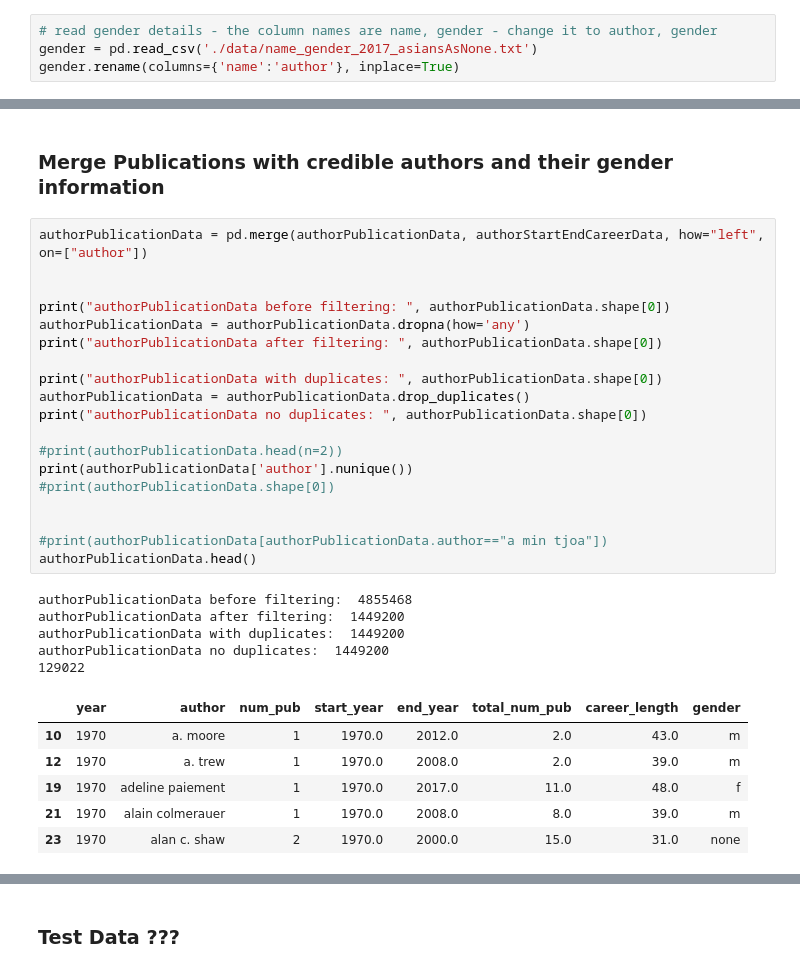
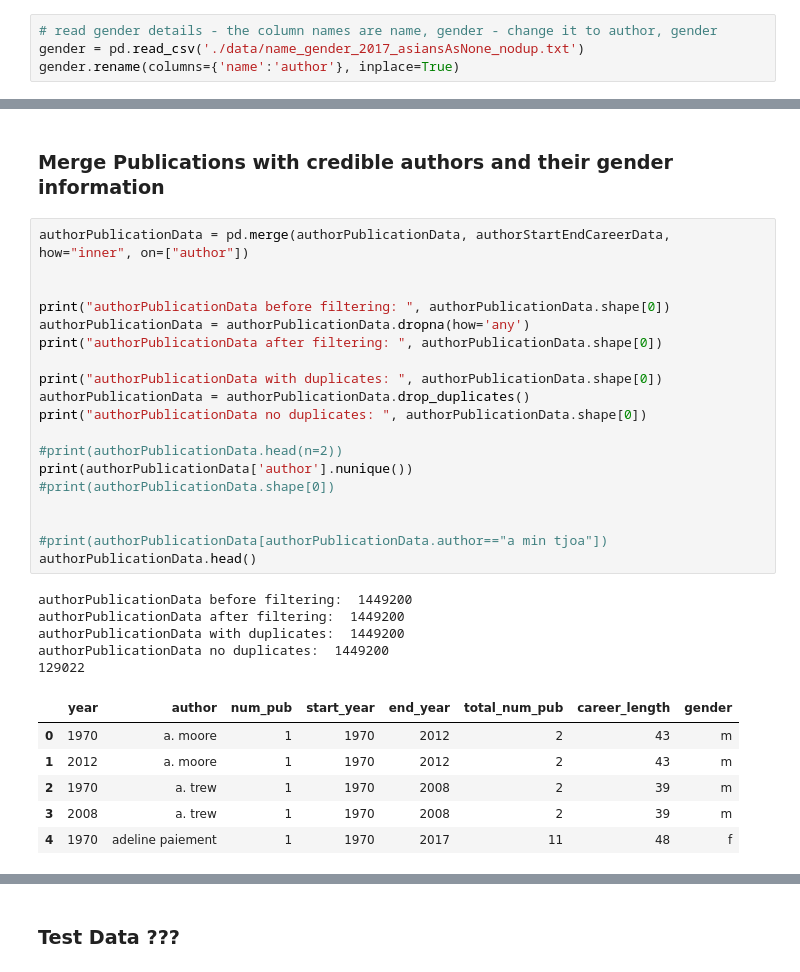
Before and after one commit to gesiscss/inequality, a Jupyter notebook: cohort-analysis-publications.ipynb, the cells around one changed output, grey strips where cells are left out. Cells and saved outputs as stored; diff of their text form.

```diff
--- a/cohort-analysis-publications.ipynb
+++ b/cohort-analysis-publications.ipynb
@@ -24,7 +24,7 @@ At the beginning all scientists should be equal (they have zero publications and
 ### Read Gender details
 # %%
 # read gender details - the column names are name, gender - change it to author, gender
-gender = pd.read_csv('./data/name_gender_2017_asiansAsNone.txt')
+gender = pd.read_csv('./data/name_gender_2017_asiansAsNone_nodup.txt')
 gender.rename(columns={'name':'author'}, inplace=True)
 # %%
 print(gender.shape)
@@ -127,36 +127,36 @@ authorPublicationData after filtering -  9462275
 # %% [markdown]
 ### Merge Publications with credible authors and their gender information
 # %%
-authorPublicationData = pd.merge(authorPublicationData, authorStartEndCareerData, how="left", on=["author"])
+authorPublicationData = pd.merge(authorPublicationData, authorStartEndCareerData, how="inner", on=["author"])
 
 
 print("authorPublicationData before filtering: ", authorPublicationData.shape[0])
 authorPublicationData = authorPublicationData.dropna(how='any')
 print("authorPublicationData after filtering: ", authorPublicationData.shape[0])
 
 print("authorPublicationData with duplicates: ", authorPublicationData.shape[0])
 authorPublicationData = authorPublicationData.drop_duplicates()
 print("authorPublicationData no duplicates: ", authorPublicationData.shape[0])
 
 #print(authorPublicationData.head(n=2))
 print(authorPublicationData['author'].nunique())
 #print(authorPublicationData.shape[0])
 
 
 #print(authorPublicationData[authorPublicationData.author=="a min tjoa"])
 authorPublicationData.head()
 # %% [output]
-authorPublicationData before filtering:  4855468
+authorPublicationData before filtering:  1449200
 authorPublicationData after filtering:  1449200
 authorPublicationData with duplicates:  1449200
 authorPublicationData no duplicates:  1449200
 129022
 |  | year | author | num_pub | start_year | end_year | total_num_pub | career_length | gender |
-| 10 | 1970 | a. moore | 1 | 1970.0 | 2012.0 | 2.0 | 43.0 | m |
-| 12 | 1970 | a. trew | 1 | 1970.0 | 2008.0 | 2.0 | 39.0 | m |
-| 19 | 1970 | adeline paiement | 1 | 1970.0 | 2017.0 | 11.0 | 48.0 | f |
-| 21 | 1970 | alain colmerauer | 1 | 1970.0 | 2008.0 | 8.0 | 39.0 | m |
-| 23 | 1970 | alan c. shaw | 2 | 1970.0 | 2000.0 | 15.0 | 31.0 | none |
+| 0 | 1970 | a. moore | 1 | 1970 | 2012 | 2 | 43 | m |
+| 1 | 2012 | a. moore | 1 | 1970 | 2012 | 2 | 43 | m |
+| 2 | 1970 | a. trew | 1 | 1970 | 2008 | 2 | 39 | m |
+| 3 | 2008 | a. trew | 1 | 1970 | 2008 | 2 | 39 | m |
+| 4 | 1970 | adeline paiement | 1 | 1970 | 2017 | 11 | 48 | f |
 # %%
 pl = authorPublicationData.boxplot(column='num_pub', by='gender', showfliers=False)
 plt.title("Number of publications per year")
```
Also changed, not shown: parts of 9 cells of this notebook, 4 other files.
